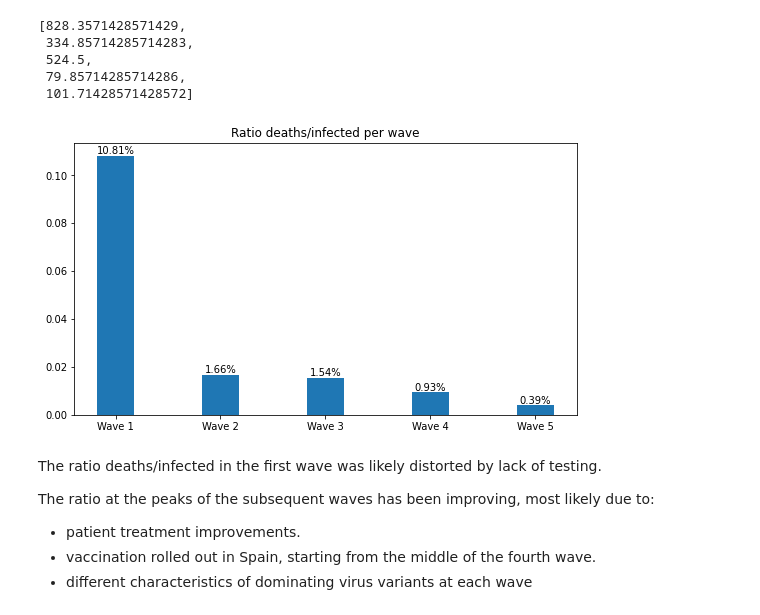
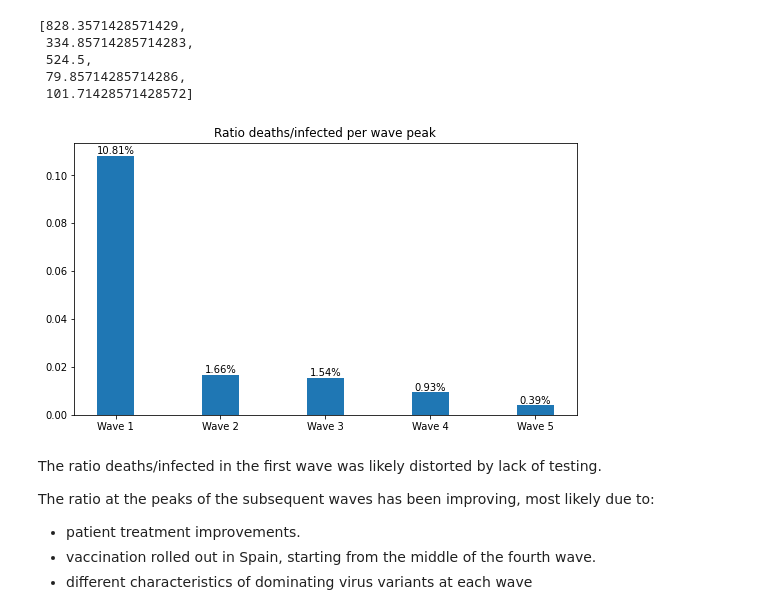
Before and after one commit to ptavaressilva/covid19, a Jupyter notebook: covid-19_1_analysis.ipynb, the cells around one changed output. Cells and saved outputs as stored; diff of their text form; code cells hidden in the pictures.

```diff
--- a/covid-19_1_analysis.ipynb
+++ b/covid-19_1_analysis.ipynb
@@ -258,27 +258,27 @@ wave_def_max
 # %%
 res = pd.Series([i / j for i, j in zip(wave_def_max, wave_max)])
 res.index = cases.index[end_wave_def[1:6]]
 
 labels = [f"{round(i*100,2)}%" for i in res] # Bar labels.
 
 fig, ax = plt.subplots(figsize=(9, 5))
 
 p1 = ax.bar(res.index, res, 0.35)
 
-ax.set_title("Ratio deaths/infected per wave")
+ax.set_title("Ratio deaths/infected per wave peak")
 
 x_labels =[] # x tick labels
 for i in range(0,5):
     x_labels = np.append(x_labels, "Wave {}".format(i+1))
 
 ax.set_xticks(np.arange(5), labels=x_labels)
 
 # Label with label_type 'center' instead of the default 'edge'
 ax.bar_label(p1, labels=labels, label_type='edge')
 
 plt.show()
 # %% [output]
-[figure, old version]
+[figure, new version]
 # %% [markdown]
 The ratio deaths/infected in the first wave was likely distorted by lack of testing.
 
```
Also changed, not shown: parts of 2 cells of this notebook, 1 other file.
